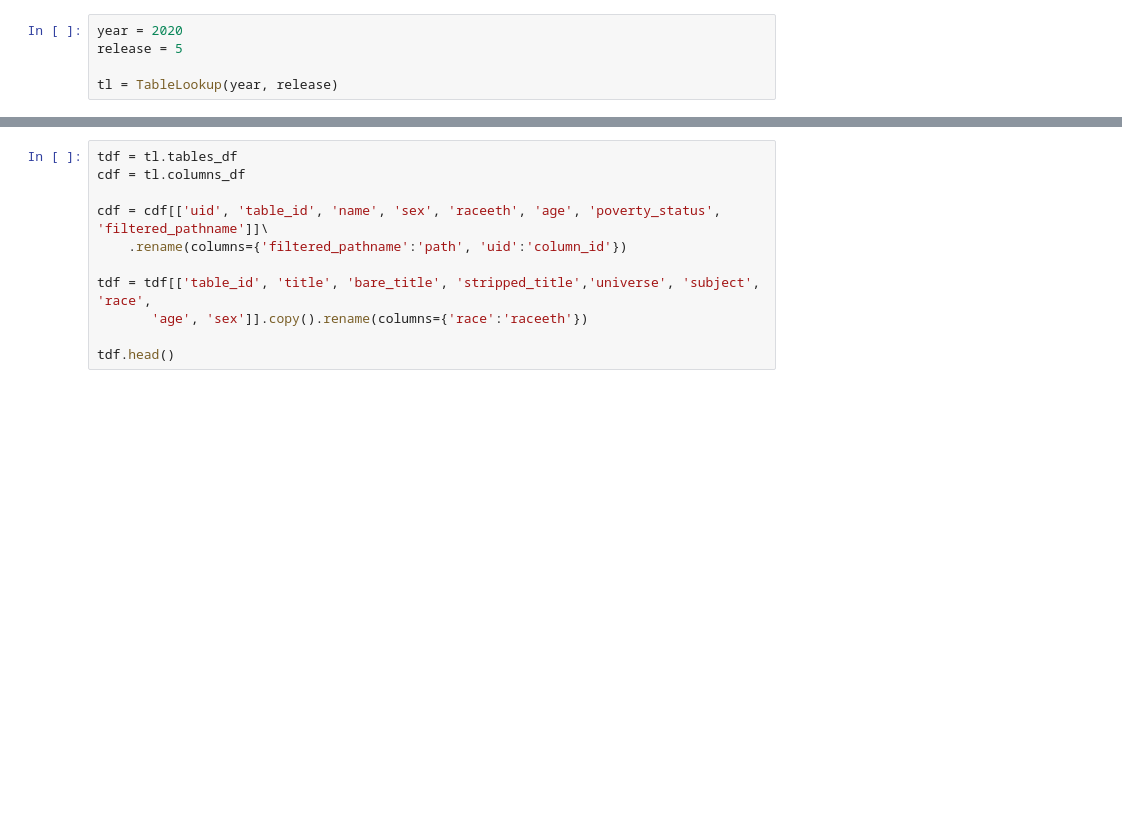
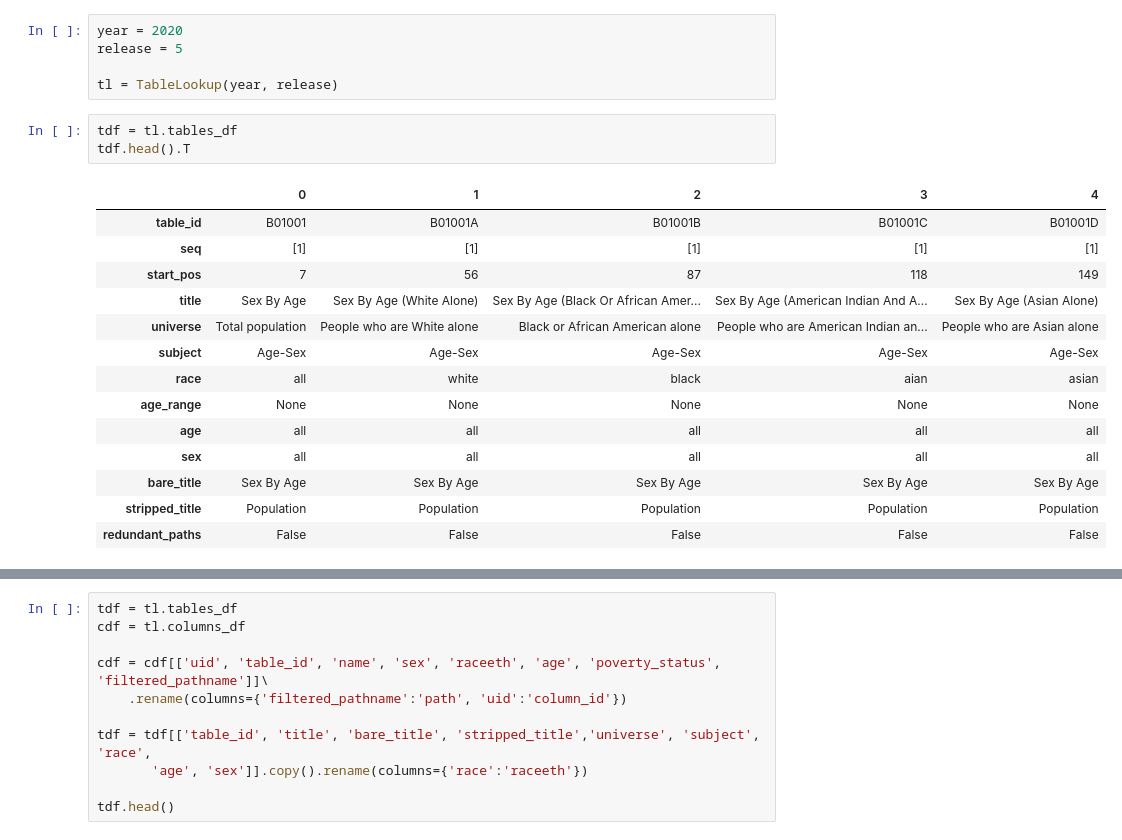
Before and after one commit to metatab-packages/civicknowledge.com-census_meta-2020e5, a Jupyter notebook: notebooks/build.ipynb, the cells around one changed output, grey strips where cells are left out. Drawn from its saved outputs; the diff is of its cells as text; blank space fills up the shorter version.

```diff
--- a/notebooks/build.ipynb
+++ b/notebooks/build.ipynb
@@ -48,3 +49,21 @@ year = 2020
 release = 5
 
 tl = TableLookup(year, release)
+# %%
+tdf = tl.tables_df
+tdf.head().T
+# %% [output]
+|  | 0 | 1 | 2 | 3 | 4 |
+| table_id | B01001 | B01001A | B01001B | B01001C | B01001D |
+| seq | [1] | [1] | [1] | [1] | [1] |
+| start_pos | 7 | 56 | 87 | 118 | 149 |
+| title | Sex By Age | Sex By Age (White Alone) | Sex By Age (Black Or African Amer... | Sex By Age (American Indian And A... | Sex By Age (Asian Alone) |
+| universe | Total population | People who are White alone | Black or African American alone | People who are American Indian an... | People who are Asian alone |
+| subject | Age-Sex | Age-Sex | Age-Sex | Age-Sex | Age-Sex |
+| race | all | white | black | aian | asian |
+| age_range | None | None | None | None | None |
+| age | all | all | all | all | all |
+| sex | all | all | all | all | all |
+| bare_title | Sex By Age | Sex By Age | Sex By Age | Sex By Age | Sex By Age |
+| stripped_title | Population | Population | Population | Population | Population |
+| redundant_paths | False | False | False | False | False |
```
Also changed, not shown: parts of 9 cells of this notebook, 7 other files.
